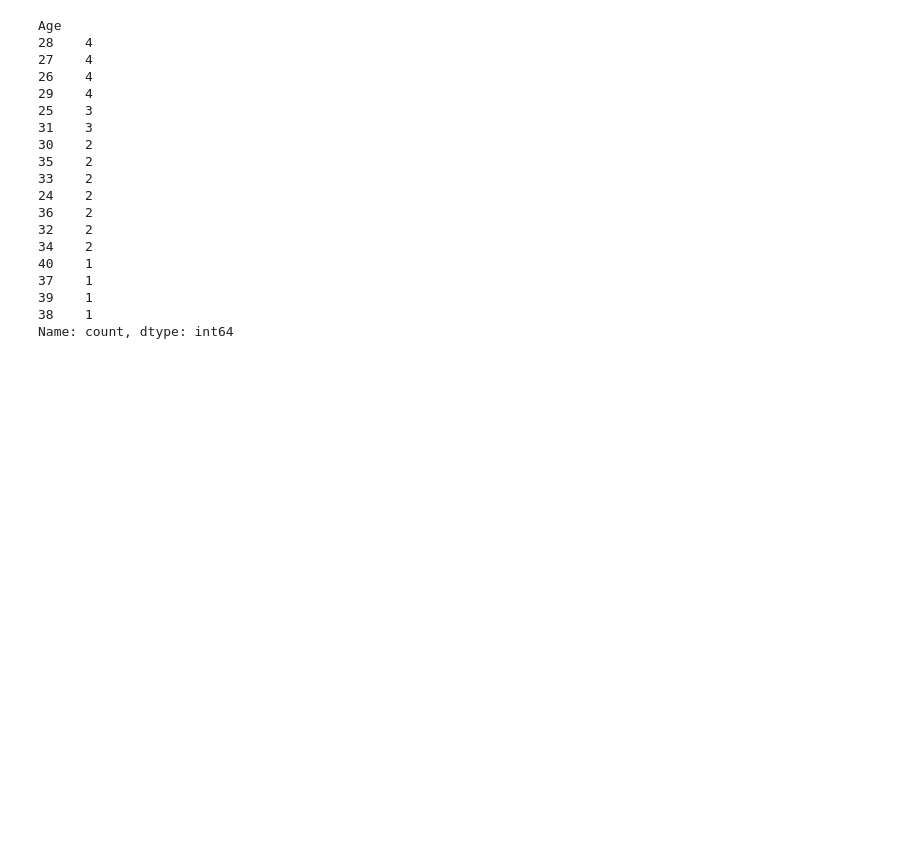
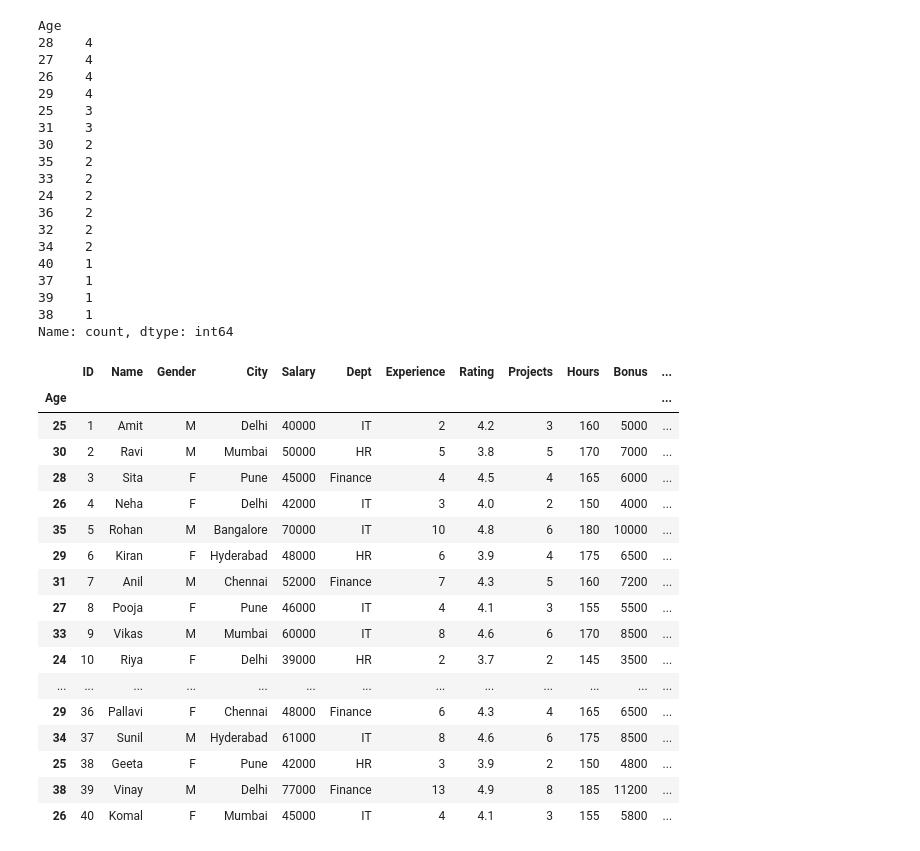
Before and after one commit to pranjal134-alt/basic, a Jupyter notebook: pd.ipynb, the cells around one changed output. Drawn from its saved outputs; the diff is of its cells as text; code cells hidden in the pictures; blank space fills up the shorter version.

```diff
--- a/pd.ipynb
+++ b/pd.ipynb
@@ -59,3 +59,25 @@ Age
 39    1
 38    1
 Name: count, dtype: int64
+# %%
+t=df.set_index("Age")
+t
+# %% [output]
+|  | ID | Name | Gender | City | Salary | Dept | Experience | Rating | Projects | Hours | Bonus | ... |
+| Age |  |  |  |  |  |  |  |  |  |  |  | ... |
+| 25 | 1 | Amit | M | Delhi | 40000 | IT | 2 | 4.2 | 3 | 160 | 5000 | ... |
+| 30 | 2 | Ravi | M | Mumbai | 50000 | HR | 5 | 3.8 | 5 | 170 | 7000 | ... |
+| 28 | 3 | Sita | F | Pune | 45000 | Finance | 4 | 4.5 | 4 | 165 | 6000 | ... |
+| 26 | 4 | Neha | F | Delhi | 42000 | IT | 3 | 4.0 | 2 | 150 | 4000 | ... |
+| 35 | 5 | Rohan | M | Bangalore | 70000 | IT | 10 | 4.8 | 6 | 180 | 10000 | ... |
+| 29 | 6 | Kiran | F | Hyderabad | 48000 | HR | 6 | 3.9 | 4 | 175 | 6500 | ... |
+| 31 | 7 | Anil | M | Chennai | 52000 | Finance | 7 | 4.3 | 5 | 160 | 7200 | ... |
+| 27 | 8 | Pooja | F | Pune | 46000 | IT | 4 | 4.1 | 3 | 155 | 5500 | ... |
+| 33 | 9 | Vikas | M | Mumbai | 60000 | IT | 8 | 4.6 | 6 | 170 | 8500 | ... |
+| 24 | 10 | Riya | F | Delhi | 39000 | HR | 2 | 3.7 | 2 | 145 | 3500 | ... |
+| ... | ... | ... | ... | ... | ... | ... | ... | ... | ... | ... | ... | ... |
+| 29 | 36 | Pallavi | F | Chennai | 48000 | Finance | 6 | 4.3 | 4 | 165 | 6500 | ... |
+| 34 | 37 | Sunil | M | Hyderabad | 61000 | IT | 8 | 4.6 | 6 | 175 | 8500 | ... |
+| 25 | 38 | Geeta | F | Pune | 42000 | HR | 3 | 3.9 | 2 | 150 | 4800 | ... |
+| 38 | 39 | Vinay | M | Delhi | 77000 | Finance | 13 | 4.9 | 8 | 185 | 11200 | ... |
+| 26 | 40 | Komal | F | Mumbai | 45000 | IT | 4 | 4.1 | 3 | 155 | 5800 | ... |
```
Also changed, not shown: parts of 6 cells of this notebook, 2 other files.
